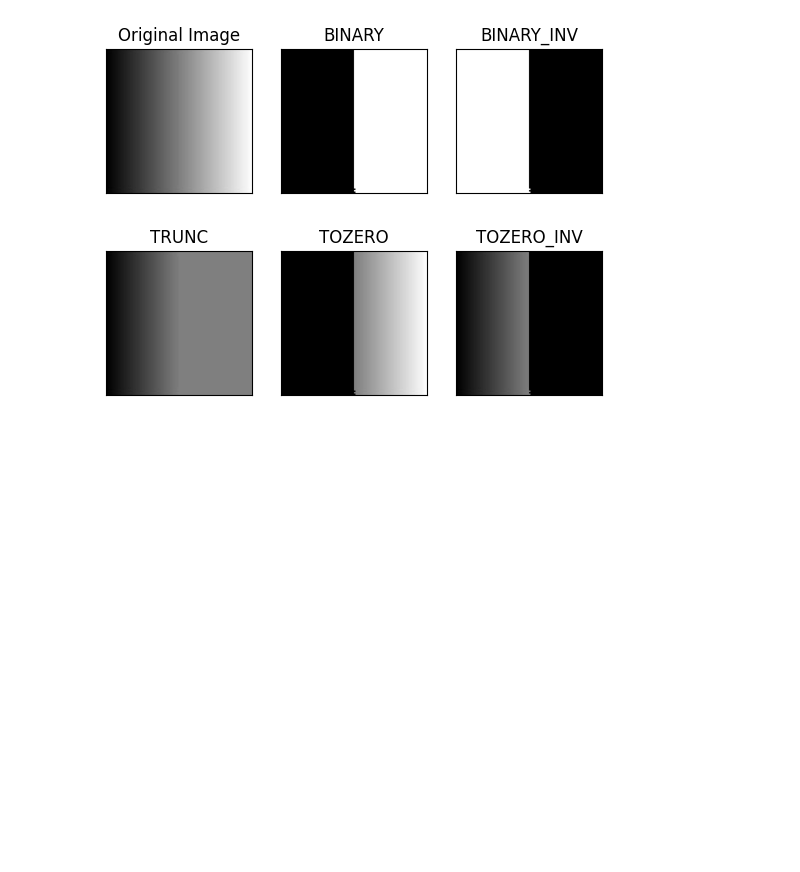
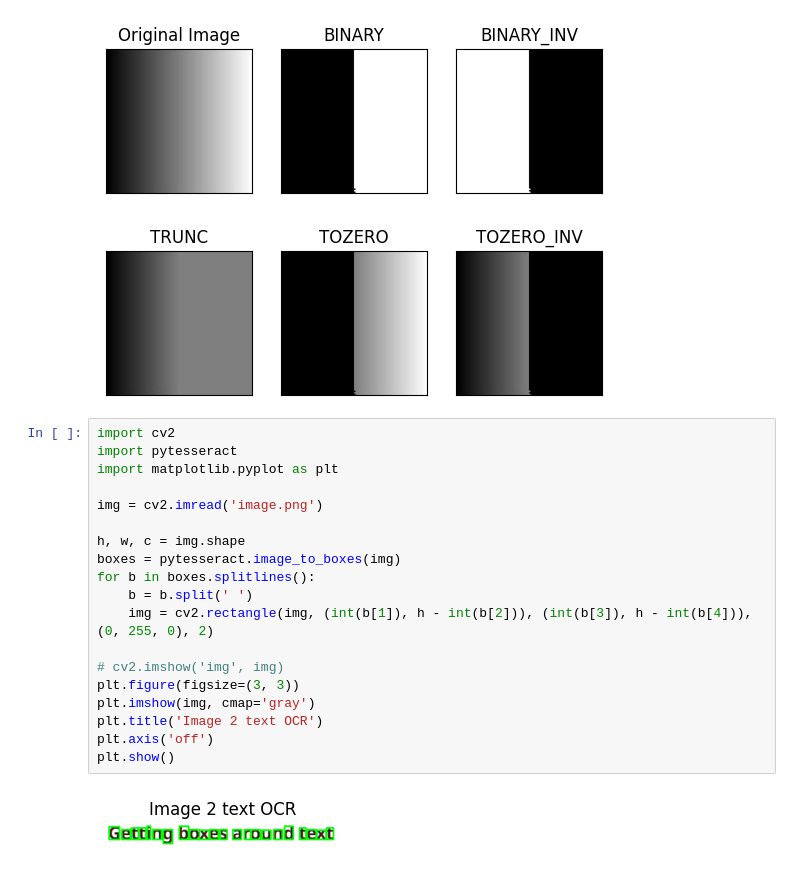
Before and after one commit to ikemnkur/Soduku-Reader, a Jupyter notebook: sudoku_reader.ipynb, the cells around one changed output. Drawn from its saved outputs; the diff is of its cells as text; blank space fills up the shorter version.

```diff
--- a/sudoku_reader.ipynb
+++ b/sudoku_reader.ipynb
@@ -180,3 +315,24 @@ for i in range(6):
 plt.show()
 # %% [output]
 [figure]
+# %%
+import cv2
+import pytesseract
+import matplotlib.pyplot as plt
+
+img = cv2.imread('image.png')
+
+h, w, c = img.shape
+boxes = pytesseract.image_to_boxes(img)
+for b in boxes.splitlines():
+    b = b.split(' ')
+    img = cv2.rectangle(img, (int(b[1]), h - int(b[2])), (int(b[3]), h - int(b[4])), (0, 255, 0), 2)
+
+# cv2.imshow('img', img)
+plt.figure(figsize=(3, 3))
+plt.imshow(img, cmap='gray')
+plt.title('Image 2 text OCR')
+plt.axis('off')
+plt.show()
+# %% [output]
+[figure, added]
```
Also changed, not shown: parts of 2 cells of this notebook, 8 other files.
